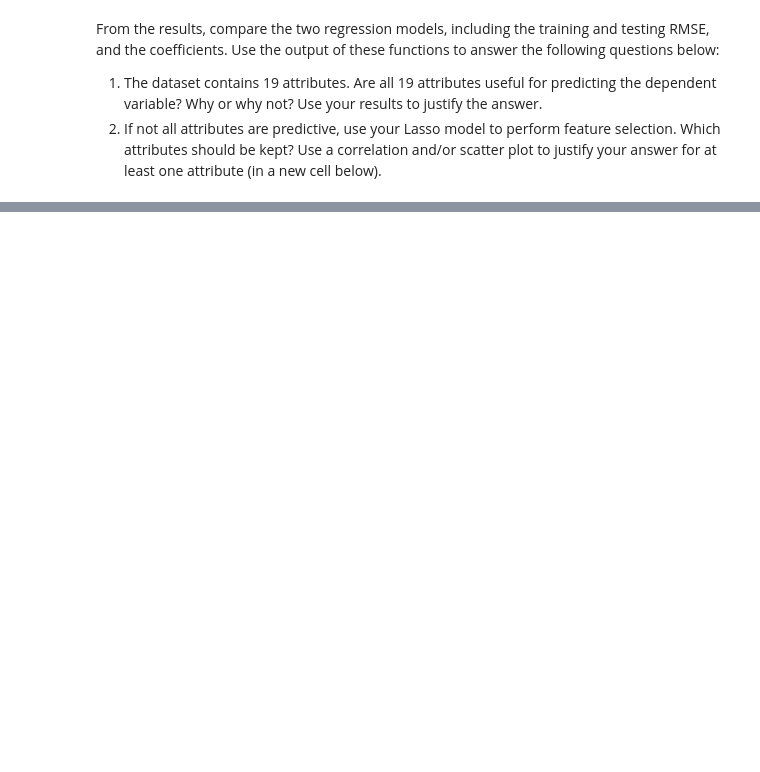
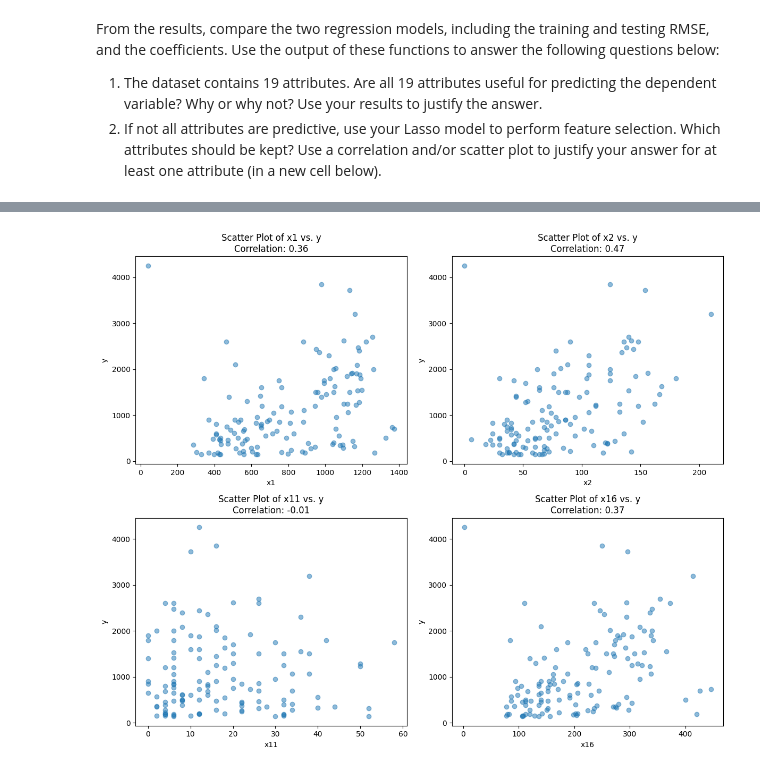
Before and after one commit to LeslieLiu11/CSC522_HW3, a Jupyter notebook: ALDA_HW3/hw3-p1.ipynb, the cells around one changed output, grey strips where cells are left out. Cells and saved outputs as stored; diff of their text form; code cells hidden in the pictures; blank space fills up the shorter version.

```diff
--- a/ALDA_HW3/hw3-p1.ipynb
+++ b/ALDA_HW3/hw3-p1.ipynb
@@ -28,11 +30,12 @@ You will write code to normalize and train simple linear regression and Lasso Re
 
 Load a dataset into pandas data frame `df` from this file: `./regression-train.csv`, assign columns $x1\ -\ x19$ to a variable `X`, and assign column $y$ to a variable `y`.
 # %%
-#TODO: Read the data
+# TODO: Read the data
+df = pd.read_csv('./regression-train.csv')
 
-df = None
-X = None
-y = None
+# Assigning feature columns to X and target column to y
+X = df.loc[:, 'x1':'x19']
+y = df['y']
 
-#TODO: Output the data
+# TODO: Output the data
 df
@@ -157,0 +235,43 @@ From the results, compare the two regression models, including the training and
+# %%
+import matplotlib.pyplot as plt
+import numpy as np
+
+# Calculate correlation coefficients
+correlations = {
+    'x1': np.corrcoef(X['x1'], y)[0, 1],
+    'x2': np.corrcoef(X['x2'], y)[0, 1],
+    'x11': np.corrcoef(X['x11'], y)[0, 1],
+    'x16': np.corrcoef(X['x16'], y)[0, 1],
+}
+
+# Scatter plot for attributes x1, x2, x5, and x9 against target y
+plt.figure(figsize=(12, 10))
+
+plt.subplot(2, 2, 1)
+plt.scatter(X['x1'], y, alpha=0.5)
+plt.xlabel('x1')
+plt.ylabel('y')
+plt.title(f'Scatter Plot of x1 vs. y\nCorrelation: {correlations["x1"]:.2f}')
+
+plt.subplot(2, 2, 2)
+plt.scatter(X['x2'], y, alpha=0.5)
+plt.xlabel('x2')
+plt.ylabel('y')
+plt.title(f'Scatter Plot of x2 vs. y\nCorrelation: {correlations["x2"]:.2f}')
+
+plt.subplot(2, 2, 3)
+plt.scatter(X['x11'], y, alpha=0.5)
+plt.xlabel('x11')
+plt.ylabel('y')
+plt.title(f'Scatter Plot of x11 vs. y\nCorrelation: {correlations["x11"]:.2f}')
+
+plt.subplot(2, 2, 4)
+plt.scatter(X['x16'], y, alpha=0.5)
+plt.xlabel('x16')
+plt.ylabel('y')
+plt.title(f'Scatter Plot of x16 vs. y\nCorrelation: {correlations["x16"]:.2f}')
+
+plt.tight_layout()
+plt.show()
+# %% [output]
+[figure, added]
```
Also changed, not shown: parts of 11 cells of this notebook.
